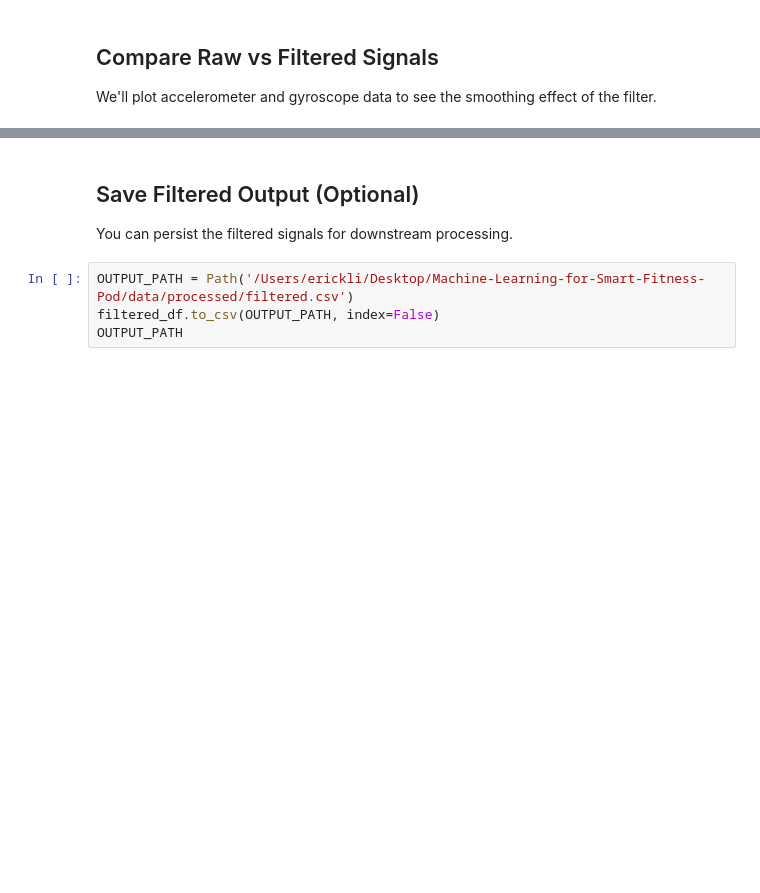
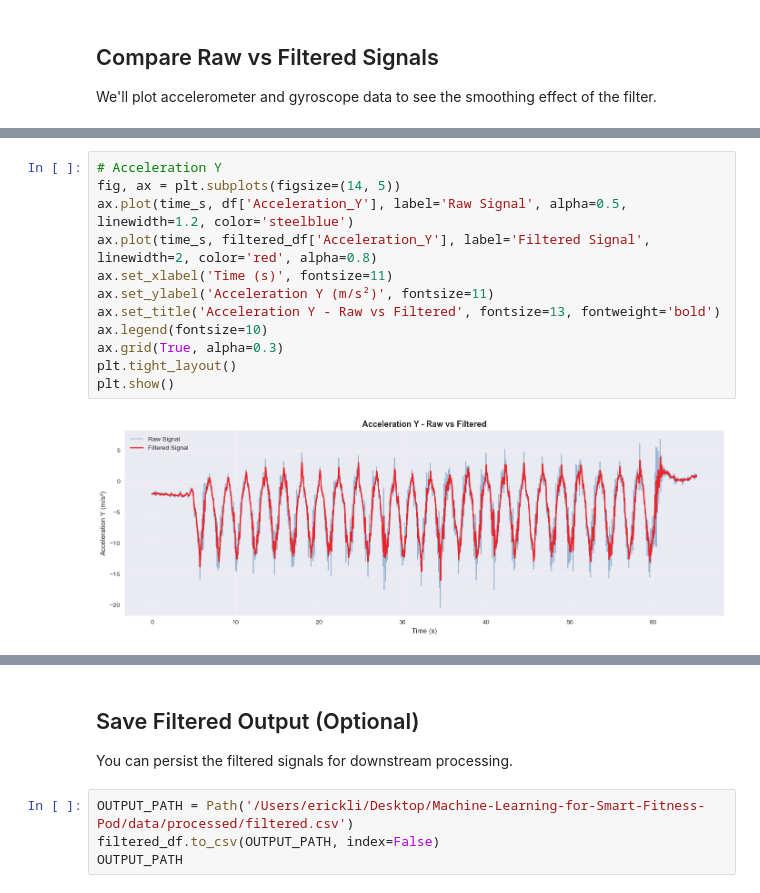
Before and after one commit to IceErick/Machine-Learning-for-Smart-Fitness-Pod, a Jupyter notebook: notebooks/LowPassFilter.ipynb, the cells around one changed output, grey strips where cells are left out. Saved outputs shown, nothing was run; the diff lists cells and outputs as text; blank space fills up the shorter version.

```diff
--- a/notebooks/LowPassFilter.ipynb
+++ b/notebooks/LowPassFilter.ipynb
@@ -86,0 +109,14 @@ plt.show()
+# %%
+# Acceleration Y
+fig, ax = plt.subplots(figsize=(14, 5))
+ax.plot(time_s, df['Acceleration_Y'], label='Raw Signal', alpha=0.5, linewidth=1.2, color='steelblue')
+ax.plot(time_s, filtered_df['Acceleration_Y'], label='Filtered Signal', linewidth=2, color='red', alpha=0.8)
+ax.set_xlabel('Time (s)', fontsize=11)
+ax.set_ylabel('Acceleration Y (m/s²)', fontsize=11)
+ax.set_title('Acceleration Y - Raw vs Filtered', fontsize=13, fontweight='bold')
+ax.legend(fontsize=10)
+ax.grid(True, alpha=0.3)
+plt.tight_layout()
+plt.show()
+# %% [output]
+[figure, added]
```
Also changed, not shown: parts of 10 cells of this notebook, 13 other files.
